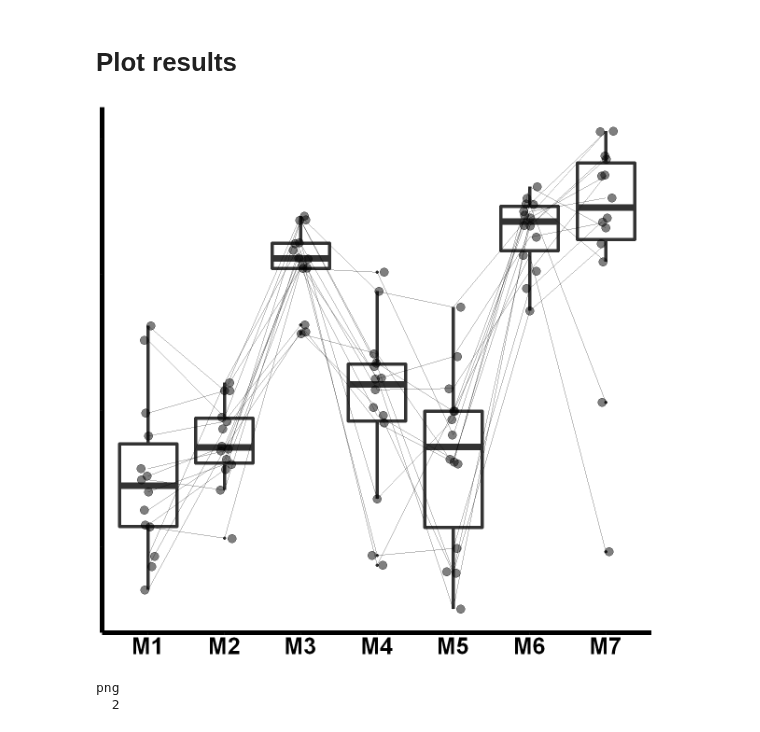
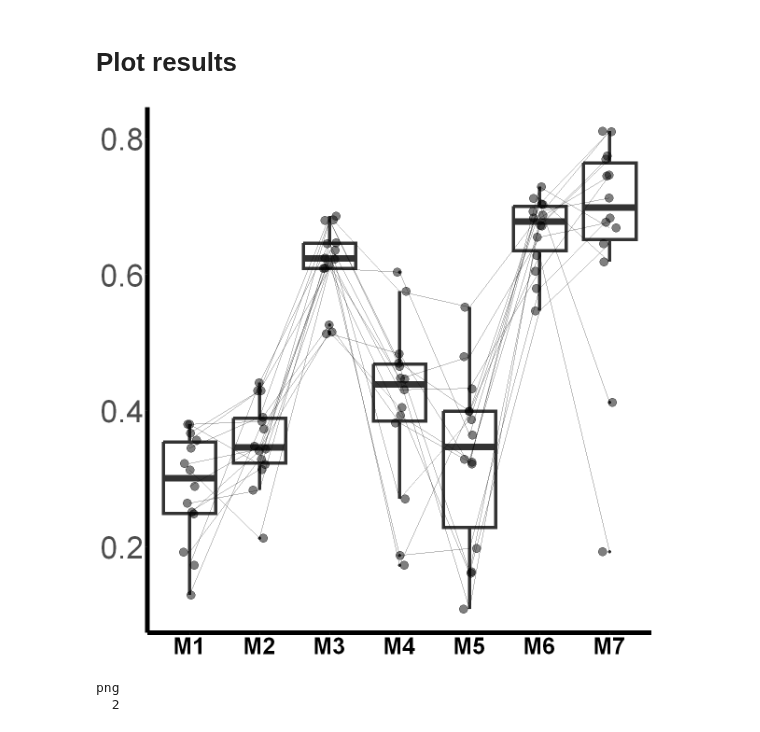
Before and after one commit to BNU-Wang-MSN-Lab/FAVEE-HPP, a Jupyter notebook: Study1/Categorical_model/LoocvModelCompare/Models comparison.ipynb, the cells around one changed output. Saved outputs shown, nothing was run; the diff lists cells and outputs as text; code cells hidden in the pictures.

```diff
--- a/Study1/Categorical_model/LoocvModelCompare/Models comparison.ipynb
+++ b/Study1/Categorical_model/LoocvModelCompare/Models comparison.ipynb
@@ -12,14 +12,20 @@ library(plotly)
 dimension_model_loocv = read.csv('../output_data/model_comparison/LOOCV/dimension_model_loocv.csv',row.names=1)
 colnames(dimension_model_loocv) = c('dimension_exp','dimension_imp','dimension_dim')
 
-clustering_loocv = read.csv('../output_data/model_comparison/LOOCV/clustering_model_loocv.csv',row.names=1)
-clustering_model_loocv = clustering_loocv[,c('exp','imp','dim_umap')]
-colnames(clustering_model_loocv) = c('clustering_exp','clustering_imp','clustering_dim_umap')
+clustering_loocv = read.csv('../output_data/model_comparison/LOOCV/clustering_model_loocv_imp_revise.csv',row.names=1)
+clustering_model_loocv = clustering_loocv[,c('exp','imp','imp_5c','imp_6c','dim_umap')]
+colnames(clustering_model_loocv) = c('clustering_exp','clustering_imp','clustering_imp_5c',
+                                     'clustering_imp_6c','clustering_dim_umap')
 
 Hybrid_model_loocv = clustering_loocv['dim_pca_3k']
 colnames(Hybrid_model_loocv) = c('hybrid_3k')
 
 compare_loocv = cbind(clustering_model_loocv,Hybrid_model_loocv,dimension_model_loocv)
-write.csv(compare_loocv, file = '../output_data/model_comparison/compare_loocv.csv')
+write.csv(compare_loocv, file = '../output_data/model_comparison/compare_loocv_imp_revise.csv')
 head(compare_loocv)
+
+# For the implicit task, we ultimately chose a model with six categories.
+compare_loocv = compare_loocv[,!colnames(compare_loocv)%in%c('clustering_imp','clustering_imp_5c')]
+colnames(compare_loocv)[2] = 'clustering_imp'
+compare_loocv
 # %% [output]
@@ -48,8 +71,9 @@ compare_loocv_melt_plot = melt(compare_loocv_plot,id.vars='sub')
 colnames(compare_loocv_melt_plot) = c('sub','model','r_value')
 
 compare_loocv_melt_plot$model = factor(compare_loocv_melt_plot$model,
-                           levels = c('clustering_imp','clustering_exp','clustering_dim_umap',
-                                'dimension_imp','dimension_exp','dimension_dim','hybrid_3k'))
+                           levels = c('clustering_imp',
+                                      'clustering_exp','clustering_dim_umap',
+                                      'dimension_imp','dimension_exp','dimension_dim','hybrid_3k'))
 
 compare_loocv_zscore_plot = FisherZ(compare_loocv_plot[1:7])#FisherZ
 compare_loocv_zscore_plot$'sub' = rownames(compare_loocv_zscore_plot)
@@ -98,33 +122,34 @@ A rstatix_test: 21 × 10
 # %%
 options(repr.plot.width=10, repr.plot.height=10)
 ggplot(compare_loocv_melt_plot,aes(x=model,y=r_value))+
 geom_boxplot(lwd=2)+
 #stat_summary(fun = mean, geom = "point", shape = 16, size=8,color='red')+
 geom_jitter(color="black", size=5,alpha=0.5,
             position = position_jitter(0.1))+
 geom_line(aes(group = sub),alpha=0.5,size=0.5) +
-scale_x_discrete(labels = c("clustering_imp" = "M1","clustering_exp" = "M2",
+scale_x_discrete(labels = c("clustering_imp" = "M1",
+                            "clustering_exp" = "M2",
                            "clustering_dim_umap" = "M3",
                             "dimension_imp" = "M4", "dimension_exp" = "M5",
                            "dimension_dim" = "M6","hybrid_3k" = "M7")) +
 
 # ggtitle('Compare model LOOCV')+
 theme_classic()+
 theme(#axis.title.x = element_text(size=40,face='bold'),
       #axis.title.y = element_text(size=50,face='bold'),
       axis.title.x = element_blank(),
       axis.title.y = element_blank(),
-      axis.text.y = element_blank(),
+      axis.text.y = element_text(size=40),
       axis.text.x = element_text(size=30,face='bold',color="black"),
       #axis.text.x = element_blank(),
       axis.line.x=element_line(linetype=1,color="black",size=3),
       axis.line.y=element_line(linetype=1,color="black",size=3),
       legend.key.size = unit(1,"cm"),
       legend.title = element_text(size=16,face='bold'),
       legend.text = element_text(size=18),
       plot.title = element_text(hjust = 0.5,size=18))+
 ylab('LOOCV')+
 xlab('')
 # %% [output]
-[figure, old version]
+[figure, new version]
 # %%
```
Also changed, not shown: parts of 3 cells of this notebook, 7 other files.
